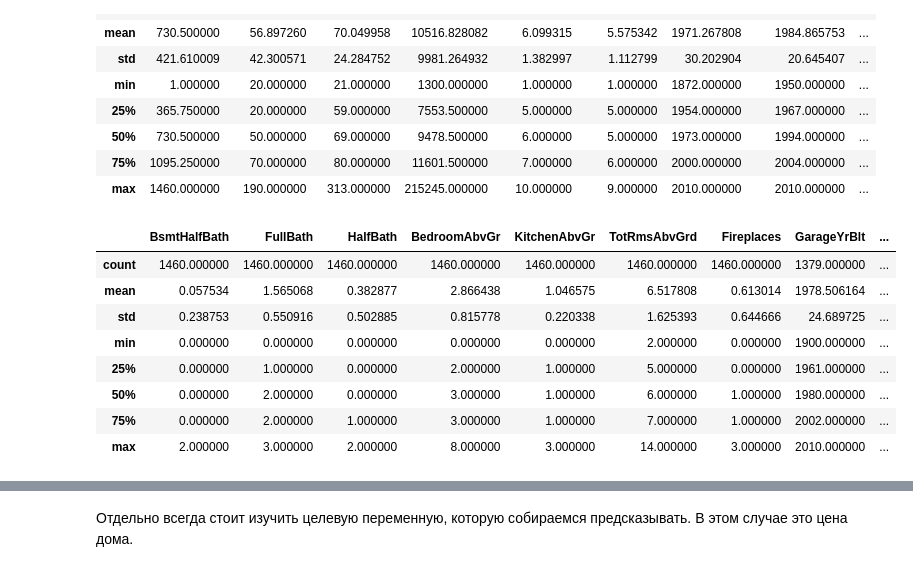
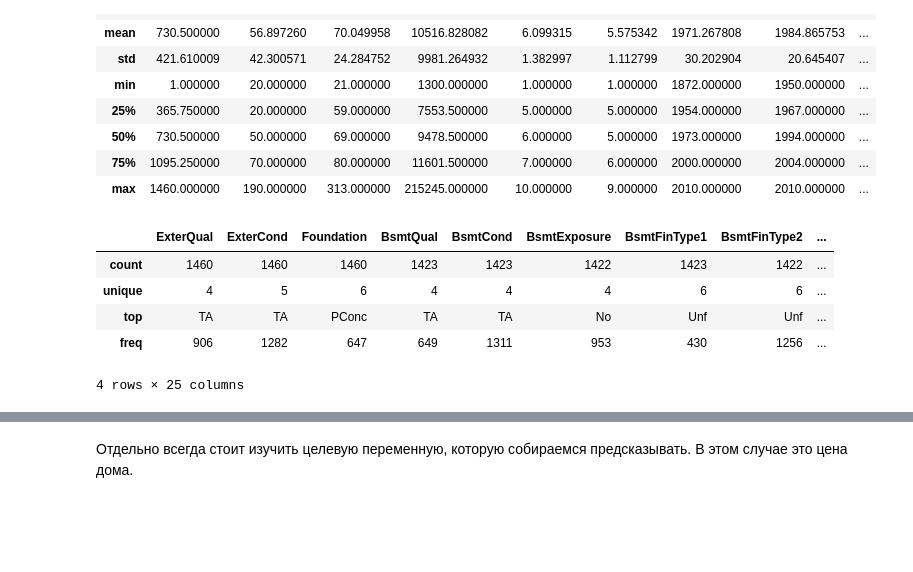
Before and after one commit to zakutnyaya/HSE_DPO_2020_python_for_analytics_group_2, a Jupyter notebook: lesson_5/EDA.ipynb, the cells around one changed output, grey strips where cells are left out. Cells and saved outputs as stored; diff of their text form; code cells hidden in the pictures; blank space fills up the shorter version.

```diff
--- a/lesson_5/EDA.ipynb
+++ b/lesson_5/EDA.ipynb
@@ -147,17 +147,15 @@ numeric_features.iloc[:, :18].describe() # смотрим описательны
 | 75% | 1095.250000 | 70.000000 | 80.000000 | 11601.500000 | 7.000000 | 6.000000 | 2000.000000 | 2004.000000 | ... |
 | max | 1460.000000 | 190.000000 | 313.000000 | 215245.000000 | 10.000000 | 9.000000 | 2010.000000 | 2010.000000 | ... |
 # %%
-numeric_features.iloc[:, 18:].describe() # смотрим описательные статистики первых 18 количественных переменных
+# Если уникальных значений мало, то можем сделать one-hot encoding
+categorical_features.iloc[:, 18:].describe() # смотрим описательные статистики первых 18 категориальных переменных
 # %% [output]
-|  | BsmtHalfBath | FullBath | HalfBath | BedroomAbvGr | KitchenAbvGr | TotRmsAbvGrd | Fireplaces | GarageYrBlt | ... |
-| count | 1460.000000 | 1460.000000 | 1460.000000 | 1460.000000 | 1460.000000 | 1460.000000 | 1460.000000 | 1379.000000 | ... |
-| mean | 0.057534 | 1.565068 | 0.382877 | 2.866438 | 1.046575 | 6.517808 | 0.613014 | 1978.506164 | ... |
-| std | 0.238753 | 0.550916 | 0.502885 | 0.815778 | 0.220338 | 1.625393 | 0.644666 | 24.689725 | ... |
-| min | 0.000000 | 0.000000 | 0.000000 | 0.000000 | 0.000000 | 2.000000 | 0.000000 | 1900.000000 | ... |
-| 25% | 0.000000 | 1.000000 | 0.000000 | 2.000000 | 1.000000 | 5.000000 | 0.000000 | 1961.000000 | ... |
-| 50% | 0.000000 | 2.000000 | 0.000000 | 3.000000 | 1.000000 | 6.000000 | 1.000000 | 1980.000000 | ... |
-| 75% | 0.000000 | 2.000000 | 1.000000 | 3.000000 | 1.000000 | 7.000000 | 1.000000 | 2002.000000 | ... |
-| max | 2.000000 | 3.000000 | 2.000000 | 8.000000 | 3.000000 | 14.000000 | 3.000000 | 2010.000000 | ... |
+|  | ExterQual | ExterCond | Foundation | BsmtQual | BsmtCond | BsmtExposure | BsmtFinType1 | BsmtFinType2 | ... |
+| count | 1460 | 1460 | 1460 | 1423 | 1423 | 1422 | 1423 | 1422 | ... |
+| unique | 4 | 5 | 6 | 4 | 4 | 4 | 6 | 6 | ... |
+| top | TA | TA | PConc | TA | TA | No | Unf | Unf | ... |
+| freq | 906 | 1282 | 647 | 649 | 1311 | 953 | 430 | 1256 | ... |
+4 rows × 25 columns
 # %% [markdown]
 ## Количественные переменные: распределения
 
```
Also changed, not shown: parts of 20 cells of this notebook, 1 other file.
